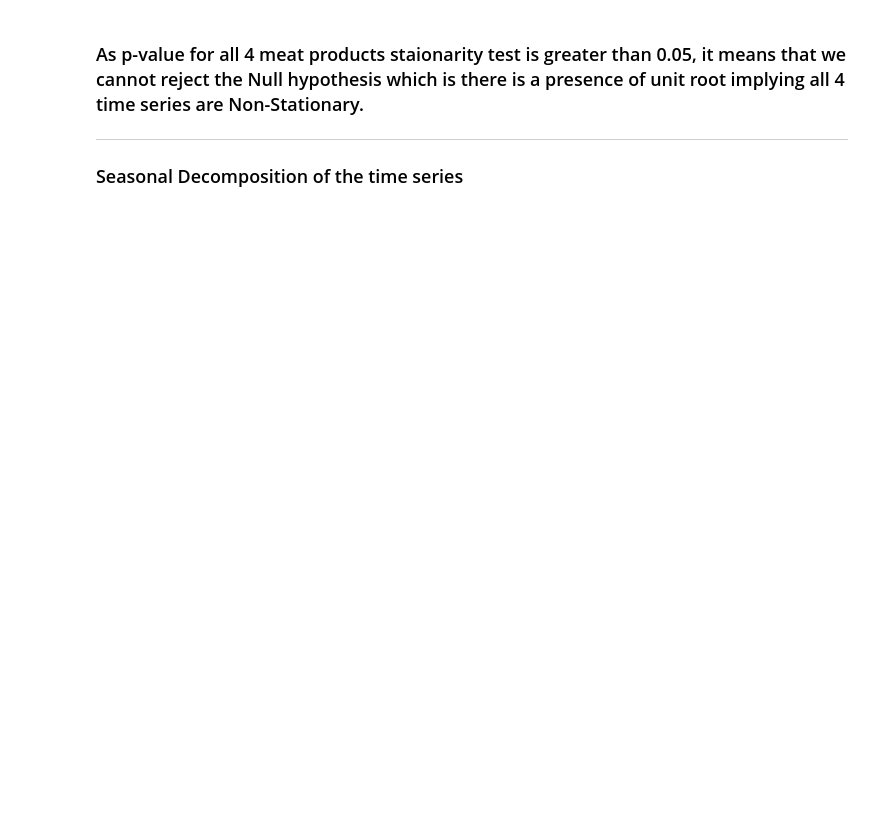
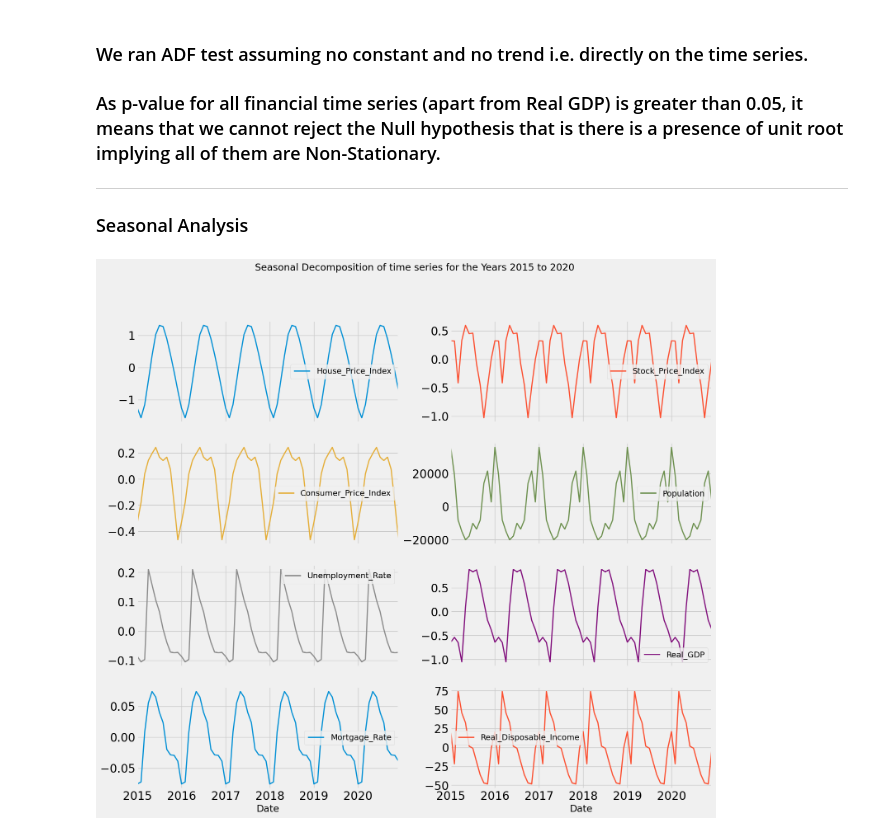
Before and after one commit to Karanpalshekhawat/world-quant-mfe, a Jupyter notebook: Course-3-Econometrics/Multivariate-time-series-analysis.ipynb, the cells around one changed output. Cells and saved outputs as stored; diff of their text form; code cells hidden in the pictures; blank space fills up the shorter version.

Commit message:
trend seasonality and noise analysis

```diff
--- a/Course-3-Econometrics/Multivariate-time-series-analysis.ipynb
+++ b/Course-3-Econometrics/Multivariate-time-series-analysis.ipynb
@@ -37,6 +63,22 @@ p_values_dict
 # %% [markdown]
-### As p-value for all 4 meat products staionarity test is greater than 0.05, it means that we cannot reject the Null hypothesis which is there is a presence of unit root implying all 4 time series are Non-Stationary.
+### We ran ADF test assuming no constant and no trend i.e. directly on the time series.
+
+### As p-value for all financial time series (apart from Real GDP) is greater than 0.05, it means that we cannot reject the Null hypothesis that is there is a presence of unit root implying all of them are Non-Stationary.
 
 ---
 
-### Seasonal Decomposition of the time series
+### Seasonal Analysis
+# %%
+seasonality_dict = {}
+
+for ts in df.columns:
+    decompositions = sm.tsa.seasonal_decompose(df[ts].dropna())
+    # Store the results back
+    seasonality_dict[ts] = decompositions.seasonal
+
+# Plot
+rcParams["figure.figsize"] = 16, 14
+pd.DataFrame(seasonality_dict)["2015":"2020"].plot(subplots=True, layout=(4, 2), linewidth=2, title="Seasonal Decomposition of time series for the Years 2015 to 2020", fontsize=20)
+plt.show()
+# %% [output]
+[figure, added]
```
Also changed, not shown: parts of 14 cells of this notebook.
